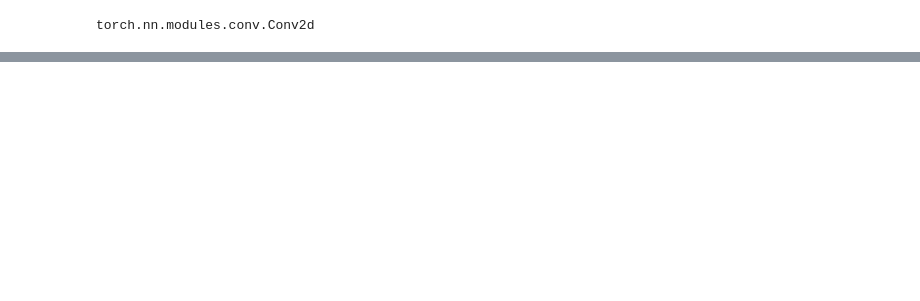
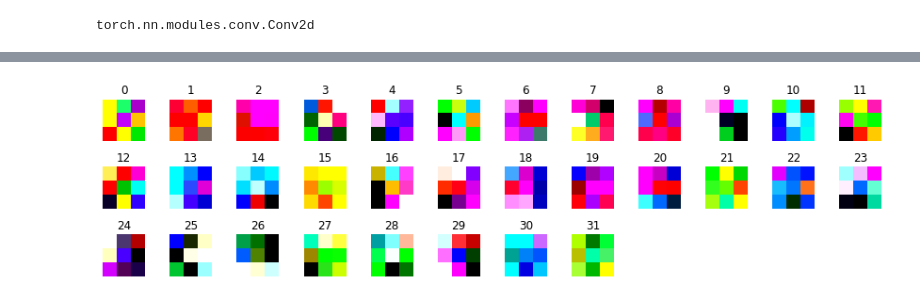
Before and after one commit to BayTown/UD-MLND-Dog-Breed-Classifier, a Jupyter notebook: visualize_CNN.ipynb, the cells around one changed output, grey strips where cells are left out. Drawn from its saved outputs; the diff is of its cells as text; code cells hidden in the pictures; blank space fills up the shorter version.

```diff
--- a/visualize_CNN.ipynb
+++ b/visualize_CNN.ipynb
@@ -216,0 +227,4 @@ plot_weights(model_scratch.conv4, single_channel = True, collated=True)
+# %%
+plot_weights(model_scratch.conv1, single_channel=False, collated=False)
+# %% [output]
+[figure, added]
```
Also changed, not shown: parts of 5 cells of this notebook, 2 other files.
